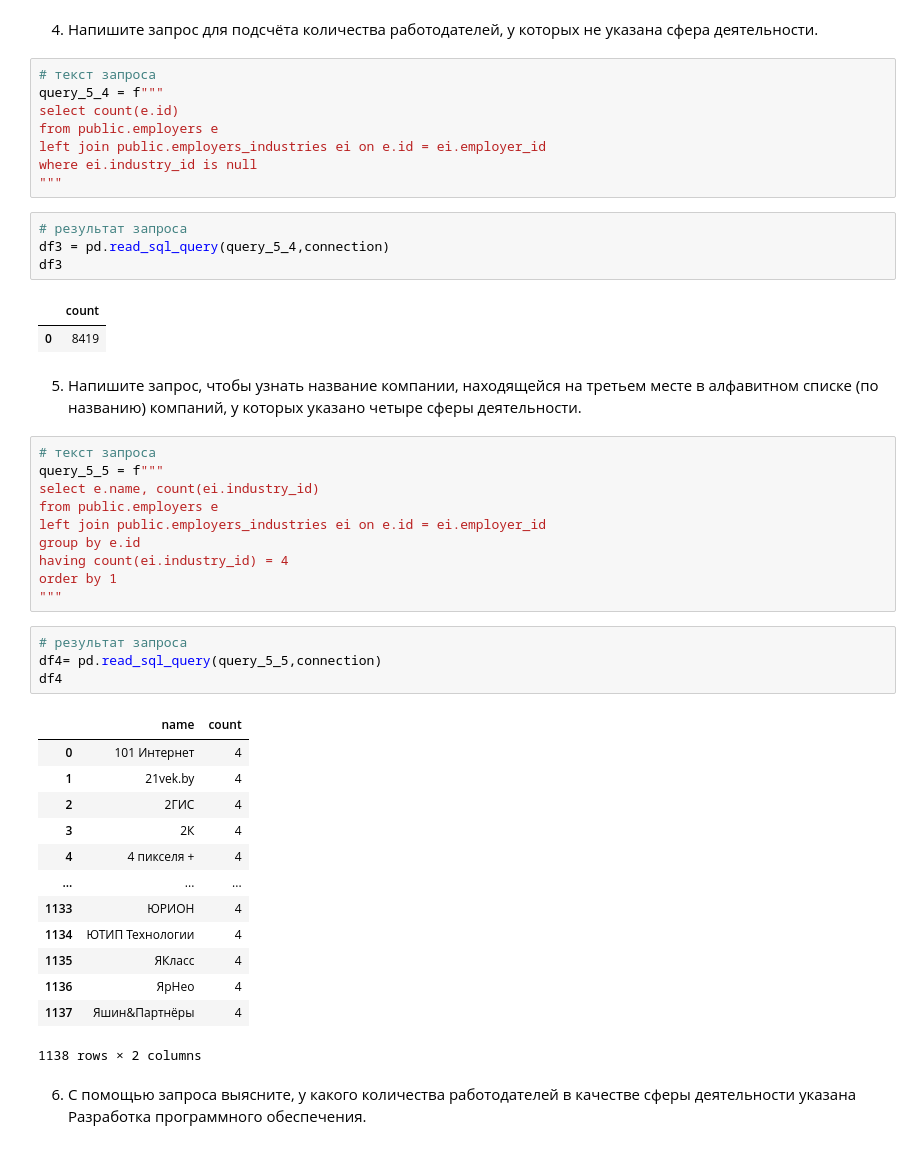
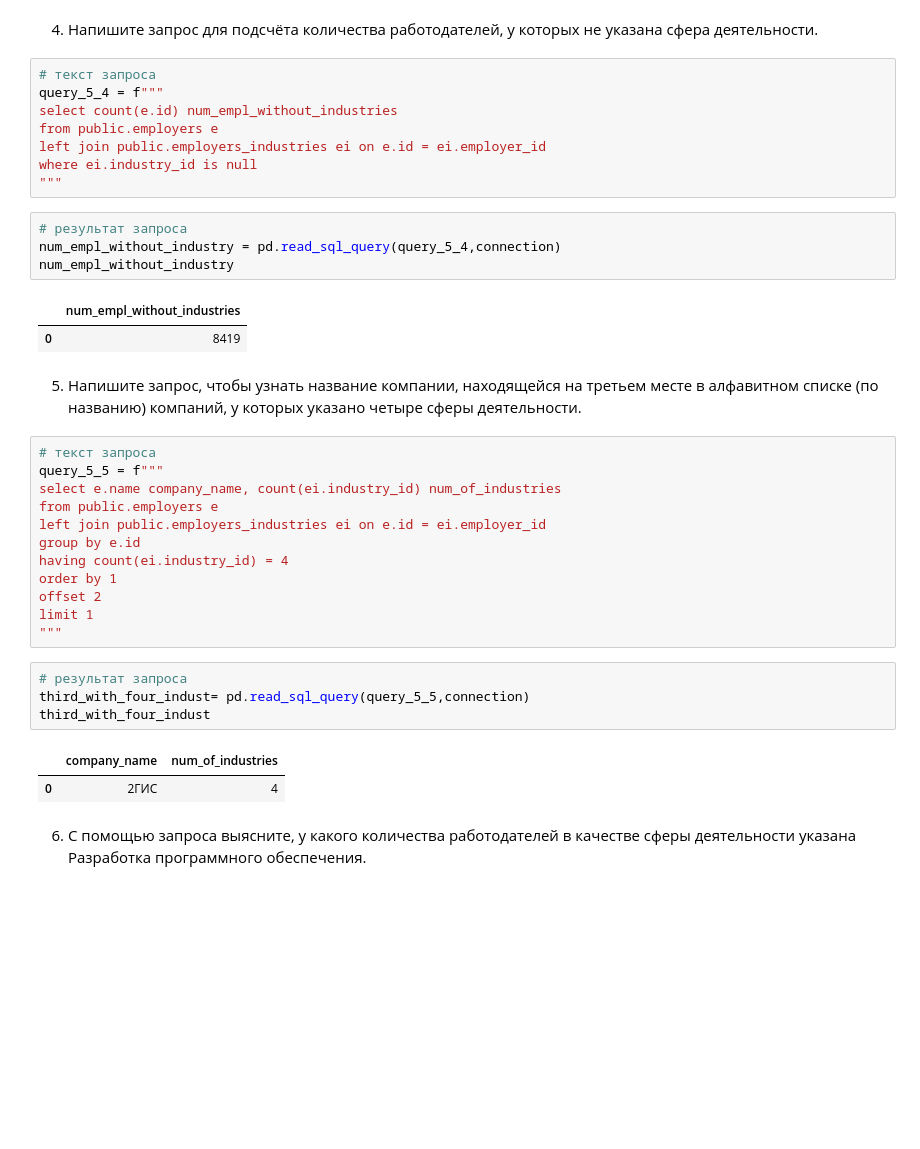
Before and after one commit to Zwuka/SkillFactory_project2, a Jupyter notebook: Project_2_Ноутбук_шаблон.ipynb, the cells around one changed output. Cells and saved outputs as stored; diff of their text form; blank space fills up the shorter version.

```diff
--- a/Project_2_Ноутбук_шаблон.ipynb
+++ b/Project_2_Ноутбук_шаблон.ipynb
@@ -376,48 +379,39 @@ df2
 # %%
 # текст запроса
 query_5_4 = f"""
-select count(e.id)
+select count(e.id) num_empl_without_industries
 from public.employers e
 left join public.employers_industries ei on e.id = ei.employer_id
 where ei.industry_id is null
 """
 # %%
 # результат запроса
-df3 = pd.read_sql_query(query_5_4,connection)
-df3
+num_empl_without_industry = pd.read_sql_query(query_5_4,connection)
+num_empl_without_industry
 # %% [output]
-|  | count |
+|  | num_empl_without_industries |
 | 0 | 8419 |
 # %% [markdown]
 5. Напишите запрос, чтобы узнать название компании, находящейся на третьем месте в алфавитном списке (по названию) компаний, у которых указано четыре сферы деятельности.
 # %%
 # текст запроса
 query_5_5 = f"""
-select e.name, count(ei.industry_id)
+select e.name company_name, count(ei.industry_id) num_of_industries
 from public.employers e
 left join public.employers_industries ei on e.id = ei.employer_id
 group by e.id
 having count(ei.industry_id) = 4
 order by 1
+offset 2
+limit 1
 """
 # %%
 # результат запроса
-df4= pd.read_sql_query(query_5_5,connection)
-df4
+third_with_four_indust= pd.read_sql_query(query_5_5,connection)
+third_with_four_indust
 # %% [output]
-|  | name | count |
-| 0 | 101 Интернет | 4 |
-| 1 | 21vek.by | 4 |
-| 2 | 2ГИС | 4 |
-| 3 | 2К | 4 |
-| 4 | 4 пикселя + | 4 |
-| ... | ... | ... |
-| 1133 | ЮРИОН | 4 |
-| 1134 | ЮТИП Технологии | 4 |
-| 1135 | ЯКласс | 4 |
-| 1136 | ЯрНео | 4 |
-| 1137 | Яшин&Партнёры | 4 |
+|  | company_name | num_of_industries |
+| 0 | 2ГИС | 4 |
-1138 rows × 2 columns
 # %% [markdown]
 6. С помощью запроса выясните, у какого количества работодателей в качестве сферы деятельности указана Разработка программного обеспечения.
 # %%
```
Also changed, not shown: parts of 30 cells of this notebook.
